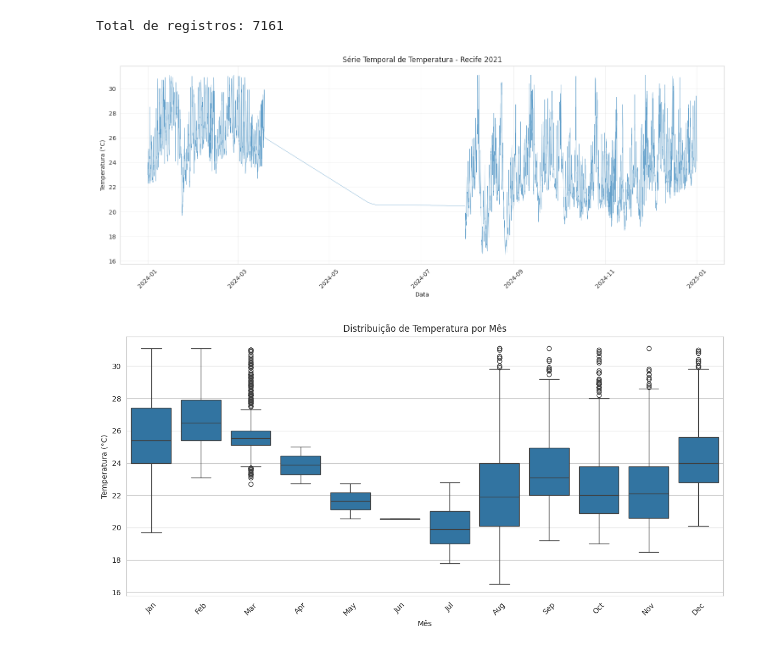
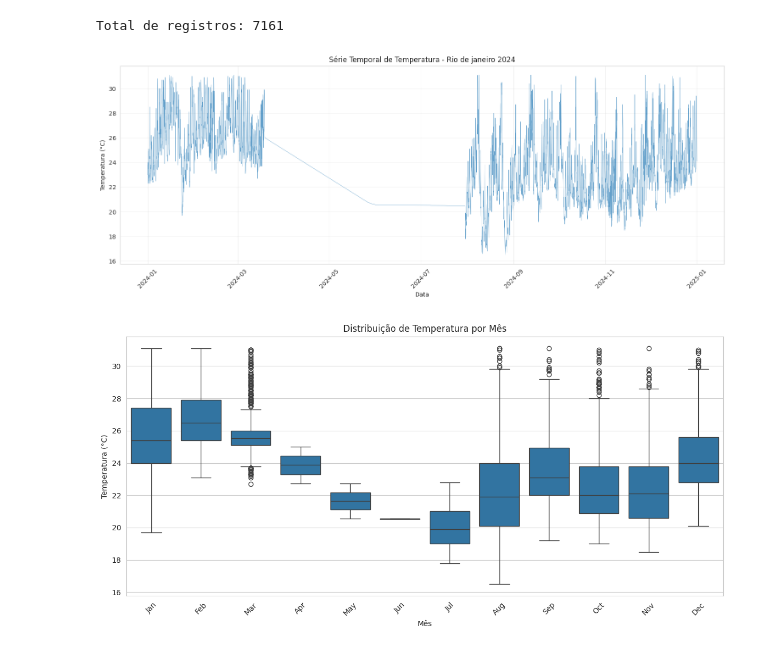
Before and after one commit to GustavoSegsat/projeto-avd, a Jupyter notebook: notebooks/03_visualizacoes.ipynb, the cells around one changed output. Cells and saved outputs as stored; diff of their text form; code cells hidden in the pictures.

```diff
--- a/notebooks/03_visualizacoes.ipynb
+++ b/notebooks/03_visualizacoes.ipynb
@@ -33,17 +33,17 @@ Total de registros: 7161
 # %%
 # Série temporal de temperatura
 plt.figure(figsize=(15, 6))
 plt.plot(df['datetime'], df['temperatura'], linewidth=0.5, alpha=0.7)
 plt.xlabel('Data')
 plt.ylabel('Temperatura (°C)')
-plt.title('Série Temporal de Temperatura - Recife 2021')
+plt.title('Série Temporal de Temperatura - Rio de janeiro 2024')
 plt.grid(True, alpha=0.3)
 plt.xticks(rotation=45)
 plt.tight_layout()
 plt.savefig('/home/jovyan/work/serie_temporal_temperatura.png', dpi=300, bbox_inches='tight')
 plt.show()
 # %% [output]
-[figure, old version]
+[figure, new version]
 # %%
 # Boxplot de temperatura por mês
 df['mes_nome'] = df['datetime'].dt.strftime('%b')
```
Also changed, not shown: parts of 2 cells of this notebook, 6 other files.
